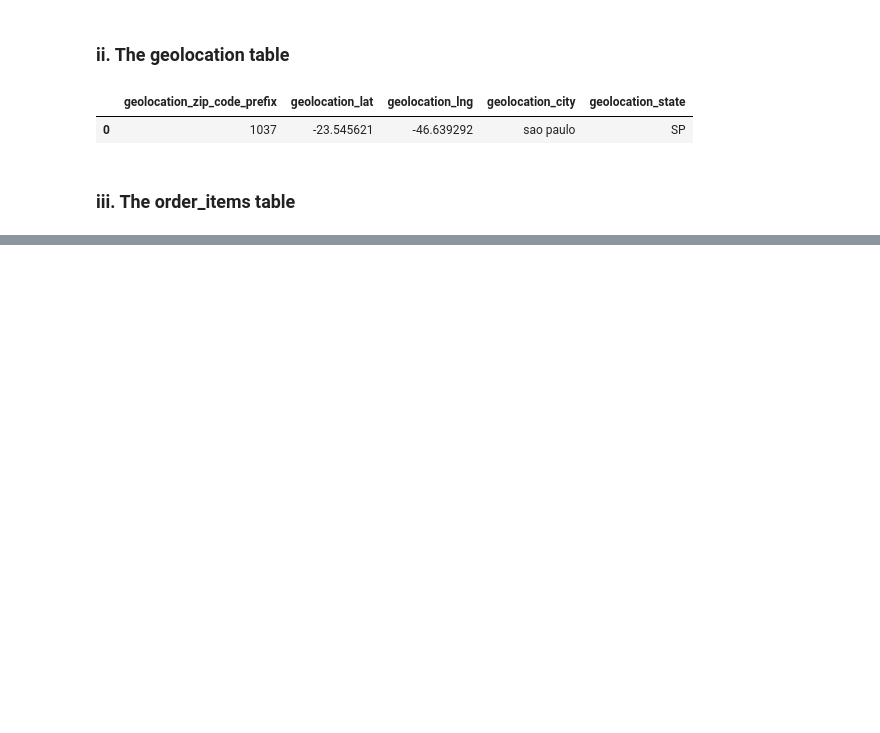
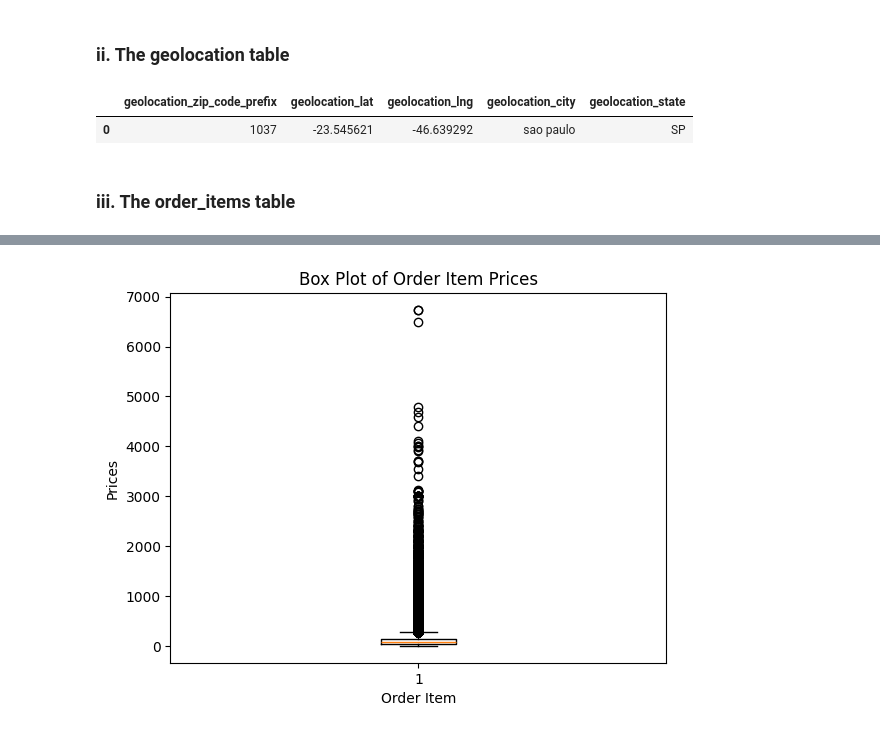
Before and after one commit to bradleytkay/python-practice-1-target-sales, a Jupyter notebook: target-sales-cleaning.ipynb, the cells around one changed output, grey strips where cells are left out. Cells and saved outputs as stored; diff of their text form; code cells hidden in the pictures; blank space fills up the shorter version.

Commit message:
Completed box-and-whisker plot(s) and IQR calculations + outlier removal of order_item 'price' column

```diff
--- a/target-sales-cleaning.ipynb
+++ b/target-sales-cleaning.ipynb
@@ -152,0 +171,10 @@ order_items_df.head(1)
+# %%
+# get a better idea with a box-and-whisker plot
+
+plt.boxplot(order_items_df['price'])
+plt.title('Box Plot of Order Item Prices')
+plt.xlabel('Order Item')
+plt.ylabel('Prices')
+plt.show()
+# %% [output]
+[figure, added]
```
Also changed, not shown: parts of 5 cells of this notebook.
